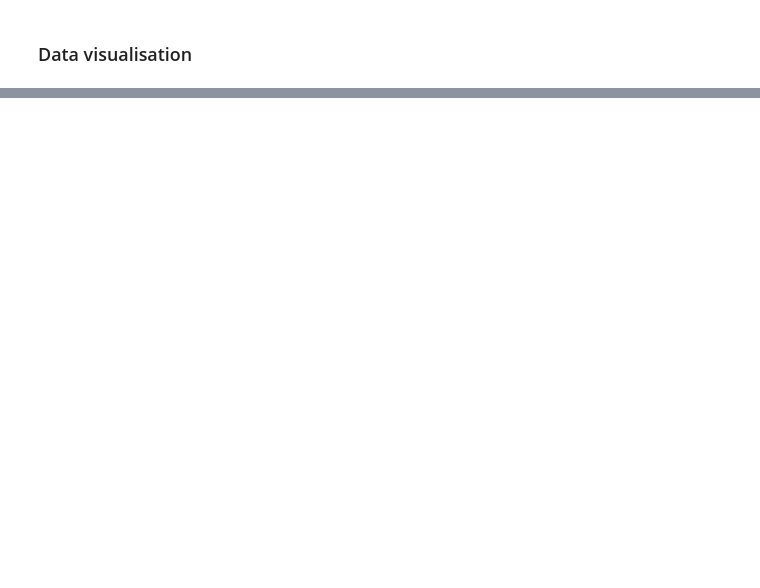
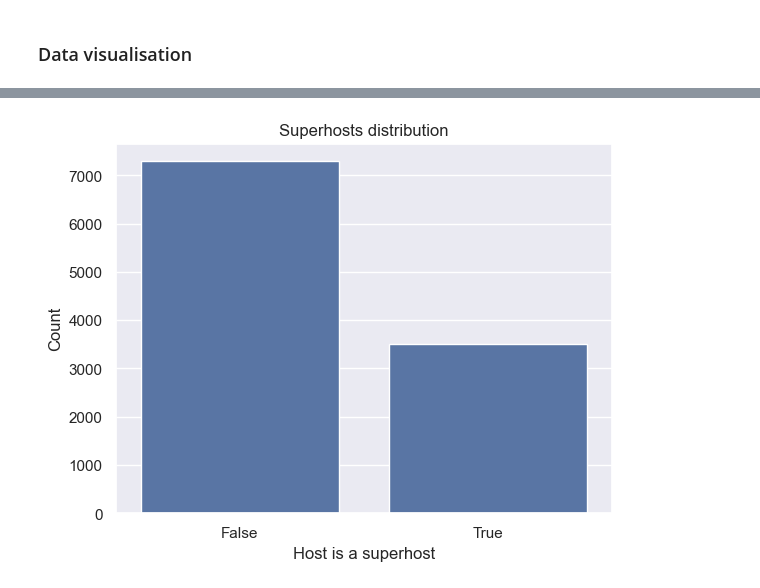
Before and after one commit to Beacon6/airbnb-vienna, a Jupyter notebook: vienna.ipynb, the cells around one changed output, grey strips where cells are left out. Cells and saved outputs as stored; diff of their text form; code cells hidden in the pictures; blank space fills up the shorter version.

```diff
--- a/vienna.ipynb
+++ b/vienna.ipynb
@@ -279,0 +307,12 @@ sns.histplot(df['price'])
+# %%
+superhosts = df['host_is_superhost'].value_counts()
+superhosts = superhosts.reset_index()
+superhosts.columns = ['superhosts', 'count']
+
+sns.barplot(superhosts, x='superhosts', y='count')
+plt.xlabel('Host is a superhost')
+plt.ylabel('Count')
+plt.title('Superhosts distribution')
+plt.show()
+# %% [output]
+[figure, added]
```
Also changed, not shown: parts of 10 cells of this notebook.
